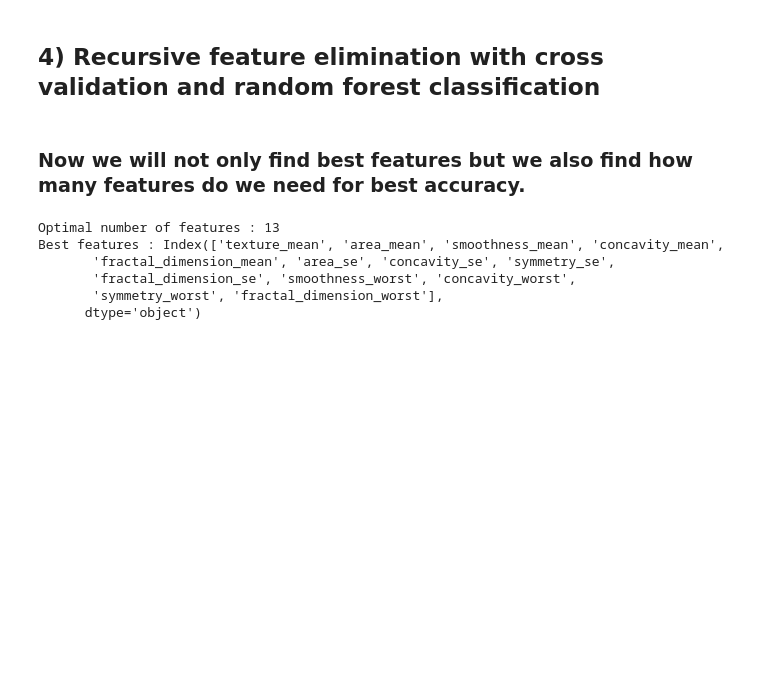
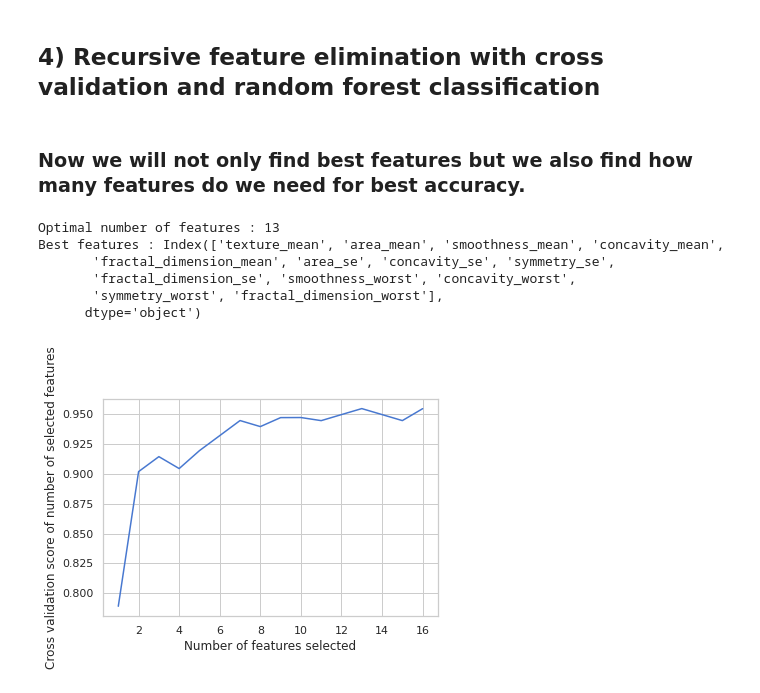
Before and after one commit to nebasam/Industry---Casualty-Challenge, a Jupyter notebook: notebook/feature.ipynb, the cells around one changed output. Drawn from its saved outputs; the diff is of its cells as text; code cells hidden in the pictures; blank space fills up the shorter version.

Commit message:
plots features importance

```diff
--- a/notebook/feature.ipynb
+++ b/notebook/feature.ipynb
@@ -409,3 +409,13 @@ Best features : Index(['texture_mean', 'area_mean', 'smoothness_mean', 'concavit
        'fractal_dimension_se', 'smoothness_worst', 'concavity_worst',
        'symmetry_worst', 'fractal_dimension_worst'],
       dtype='object')
+# %%
+# Plot number of features VS. cross-validation scores
+import matplotlib.pyplot as plt
+plt.figure()
+plt.xlabel("Number of features selected")
+plt.ylabel("Cross validation score of number of selected features")
+plt.plot(range(1, len(rfecv.grid_scores_) + 1), rfecv.grid_scores_)
+plt.show()
+# %% [output]
+[figure, added]
```
